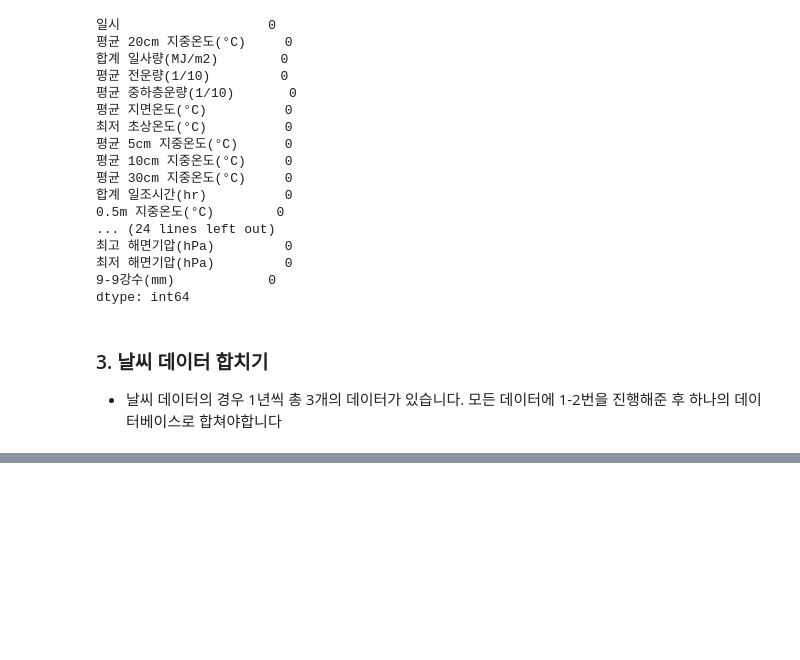
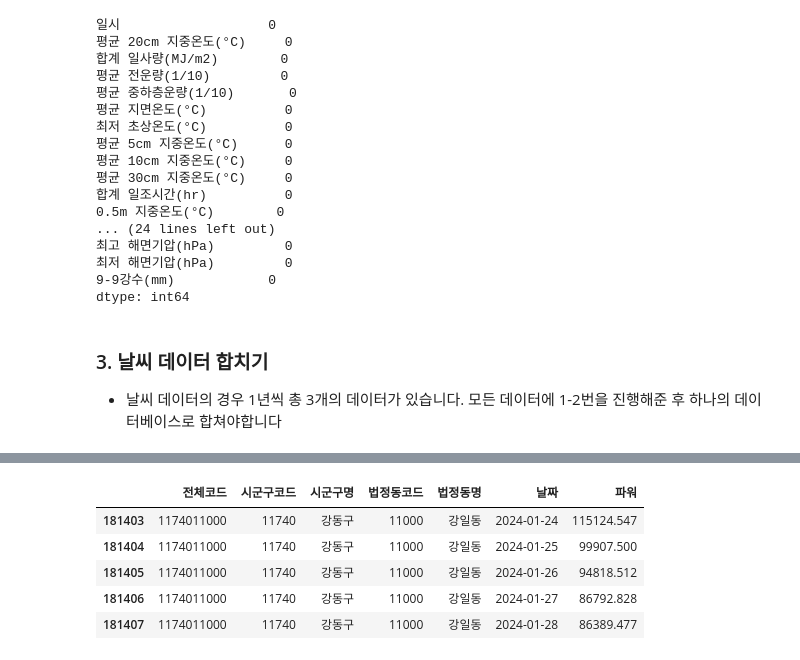
Before and after one commit to seungdobaek/AIX_1stProject, a Jupyter notebook: baek/data_preprocessing.ipynb, the cells around one changed output, grey strips where cells are left out. Saved outputs shown, nothing was run; the diff lists cells and outputs as text; code cells hidden in the pictures; blank space fills up the shorter version.

```diff
--- a/baek/data_preprocessing.ipynb
+++ b/baek/data_preprocessing.ipynb
@@ -656,0 +723,10 @@ dtype: int64
+# %%
+power_df = pd.read_csv('data/전처리/법정동_일별_전력량.csv')
+power_df.tail()
+# %% [output]
+|  | 전체코드 | 시군구코드 | 시군구명 | 법정동코드 | 법정동명 | 날짜 | 파워 |
+| 181403 | 1174011000 | 11740 | 강동구 | 11000 | 강일동 | 2024-01-24 | 115124.547 |
+| 181404 | 1174011000 | 11740 | 강동구 | 11000 | 강일동 | 2024-01-25 | 99907.500 |
+| 181405 | 1174011000 | 11740 | 강동구 | 11000 | 강일동 | 2024-01-26 | 94818.512 |
+| 181406 | 1174011000 | 11740 | 강동구 | 11000 | 강일동 | 2024-01-27 | 86792.828 |
+| 181407 | 1174011000 | 11740 | 강동구 | 11000 | 강일동 | 2024-01-28 | 86389.477 |
```
Also changed, not shown: parts of 16 cells of this notebook, 3 other files.
